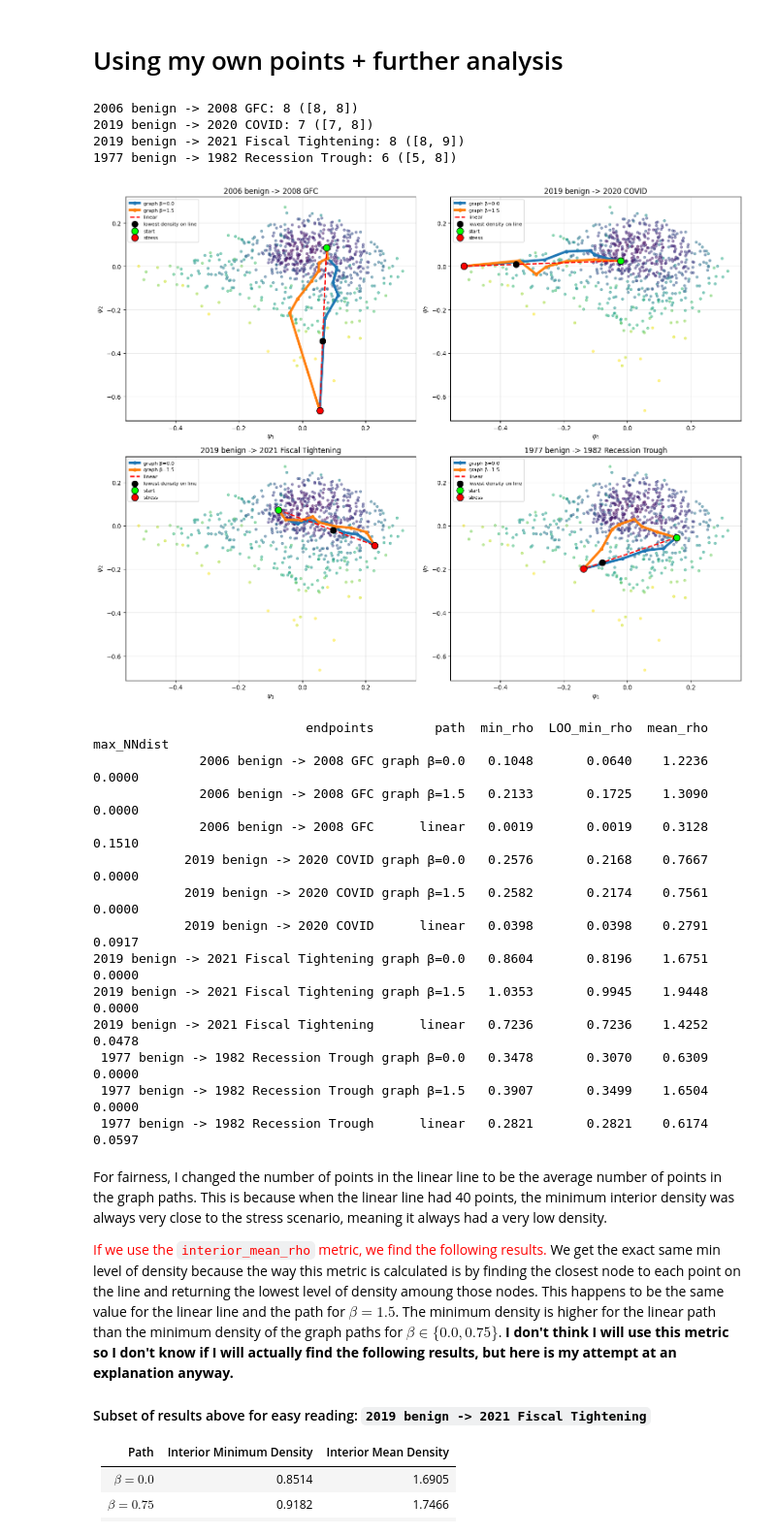
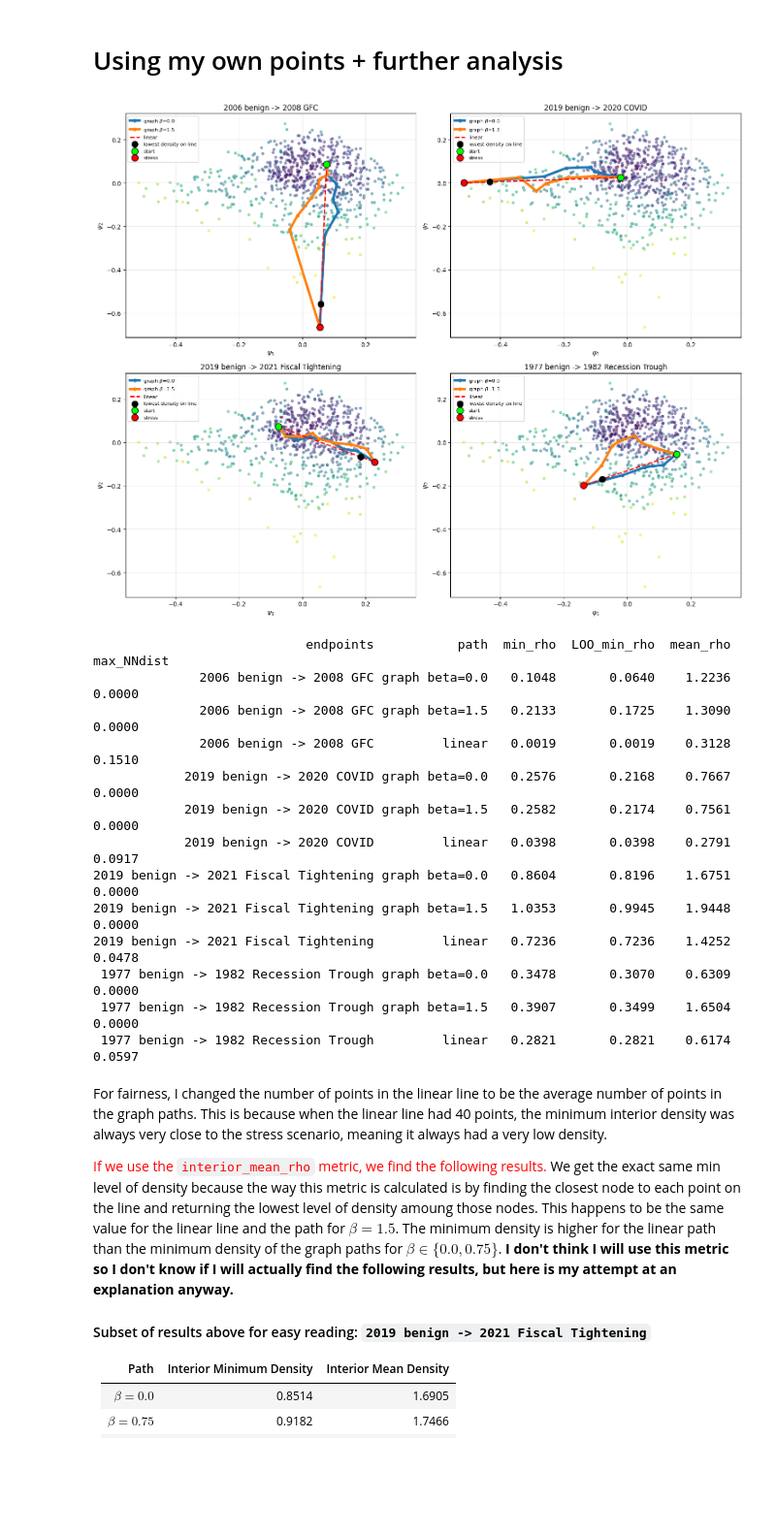
Before and after one commit to adamfowliee/JDKF_Starter, a Jupyter notebook: dissertation_brief/brief_phase3.ipynb, the cells around one changed output. Shown at 97% size. Saved outputs shown, nothing was run; the diff lists cells and outputs as text; code cells hidden in the pictures; blank space fills up the shorter version.

```diff
--- a/dissertation_brief/brief_phase3.ipynb
+++ b/dissertation_brief/brief_phase3.ipynb
@@ -422,18 +574,14 @@ for col_idx, (name, (s, e)) in enumerate(pairs.items(), start=1):
                                              legendgroup=name, showlegend=(col_idx == 1)), row=1, col=col_idx)
 
     lin = np.linspace(Psi[s], Psi[e], 40)
-    lmin, lmean, llmin, llmean, lnn, nn_idx, lin_idx = lin_interior_min_mean(s, e, h, scale)
+    rho_min, rho_mean, idx_min, nn_dist = lin_interior_min_mean(s, e, h_dens, scale)
 
     fig.add_trace(go.Scatter3d(x=lin[:, 0], y=lin[:, 1], z=lin[:, 2],
                                mode='lines', line=dict(color='red', width=4, dash='dash'),
                                name='Linear Path', legendgroup=name, showlegend=(col_idx == 1)),
                                row=1, col=col_idx)
 
-    fig.add_trace(go.Scatter3d(x=[lin[nn_idx+1, 0]], y=[lin[nn_idx+1, 1]], z=[lin[nn_idx+1, 2]],
-                                mode='markers', marker=dict(size=8, color='blue'), name='Lowest density near line',
-                                legendgroup=name, showlegend=(col_idx == 1)), row=1, col=col_idx)
-
-    fig.add_trace(go.Scatter3d(x=[lin[lin_idx+1, 0]], y=[lin[lin_idx+1, 1]], z=[lin[lin_idx+1, 2]], mode='markers',
+    fig.add_trace(go.Scatter3d(x=[lin[idx_min+1, 0]], y=[lin[idx_min+1, 1]], z=[lin[idx_min+1, 2]], mode='markers',
                                marker=dict(size=8, color='black'), name='Lowest density on line', legendgroup=name,
                                showlegend=(col_idx == 1)), row=1, col=col_idx)
 
@@ -487,6 +635,7 @@ def loo_graph_density(indices, Psi, h, scale):
         rho_out[p] = rho_i[0]; V_out[p] = V_i[0]
     return rho_out, V_out
 
+h_dens, med_Dsq, (rho, V, scale) = density_and_bandwidth(Psi)
 endpoint_pairs = {"2006 benign -> 2008 GFC": ("2006-03-01", "2008-10-01"), "2019 benign -> 2020 COVID": ("2019-07-01", "2020-04-01"),
                   "2019 benign -> 2021 Fiscal Tightening": ("2019-04-01", "2022-04-01"), "1977 benign -> 1982 Recession Trough": ("1977-01-01", "1982-07-01")}
 pairs = {name: (dates.get_loc(pair[0]), dates.get_loc(pair[1])) for name, pair in endpoint_pairs.items()}
@@ -503,54 +652,50 @@ for ax, (name, (s, e)) in zip(axes.flatten(), pairs.items()):
     for beta in betas:
         p = graph_path(A_dist_sym, beta, V, s, e)
         P = Psi[p]; path_lengths.append(len(P))
-        loo_rho, loo_V = loo_graph_density(p, Psi, h, scale)
+        loo_rho, loo_V = loo_graph_density(p, Psi, h_dens, scale)
         interior = p[1:-1] if len(p) > 2 else p
         summary.append((name, f"graph beta={beta}", rho[interior].min(), loo_rho[1:-1].min(), rho[interior].mean(), nn_dist_to_cloud(P).max()))
         ax.plot(P[:,0], P[:,1], marker="o", ms=5, label=rf"graph $\beta$={beta}", linewidth=4)
 
 
     n_grid = int(np.mean(path_lengths))
     lin = np.linspace(Psi[s], Psi[e], n_grid)
     rho_min, rho_mean, idx_min, nn_dist = lin_interior_min_mean(s, e, h_dens, scale, n=n_grid)
     summary.append((name, "linear", rho_min, rho_min, rho_mean, nn_dist))
 
 
     ax.plot(lin[:,0], lin[:,1], "r--", lw=2, label="linear")
-    ax.scatter(*lin[lin_idx+1, :2], c="k", s=100, zorder=5, label="lowest density on line")
+    ax.scatter(*lin[idx_min+1, :2], c="k", s=100, zorder=5, label="lowest density on line")
 
     ax.scatter(*Psi[s,:2], c="lime", s=120, ec="k", zorder=5, label="start")
     ax.scatter(*Psi[e,:2], c="red", s=120, ec="k", zorder=5, label="stress")
 
     ax.set_title(name)
     ax.set_xlabel(r"$\psi_1$")
     ax.set_ylabel(r"$\psi_2$")
     ax.legend(fontsize=8)
     ax.grid(alpha=.3)
 
 plt.tight_layout()
 plt.show()
 
 res = pd.DataFrame(summary, columns=["endpoints","path","min_rho", "LOO_min_rho", "mean_rho", "max_NNdist"])
 print(res.round(4).to_string(index=False))
 # %% [output]
+[figure, new version]
-2006 benign -> 2008 GFC: 8 ([8, 8])
-2019 benign -> 2020 COVID: 7 ([7, 8])
-2019 benign -> 2021 Fiscal Tightening: 8 ([8, 9])
-1977 benign -> 1982 Recession Trough: 6 ([5, 8])
+                            endpoints           path  min_rho  LOO_min_rho  mean_rho  max_NNdist
+              2006 benign -> 2008 GFC graph beta=0.0   0.1048       0.0640    1.2236      0.0000
+              2006 benign -> 2008 GFC graph beta=1.5   0.2133       0.1725    1.3090      0.0000
+              2006 benign -> 2008 GFC         linear   0.0019       0.0019    0.3128      0.1510
+            2019 benign -> 2020 COVID graph beta=0.0   0.2576       0.2168    0.7667      0.0000
+            2019 benign -> 2020 COVID graph beta=1.5   0.2582       0.2174    0.7561      0.0000
+            2019 benign -> 2020 COVID         linear   0.0398       0.0398    0.2791      0.0917
+2019 benign -> 2021 Fiscal Tightening graph beta=0.0   0.8604       0.8196    1.6751      0.0000
+2019 benign -> 2021 Fiscal Tightening graph beta=1.5   1.0353       0.9945    1.9448      0.0000
+2019 benign -> 2021 Fiscal Tightening         linear   0.7236       0.7236    1.4252      0.0478
+ 1977 benign -> 1982 Recession Trough graph beta=0.0   0.3478       0.3070    0.6309      0.0000
+ 1977 benign -> 1982 Recession Trough graph beta=1.5   0.3907       0.3499    1.6504      0.0000
+ 1977 benign -> 1982 Recession Trough         linear   0.2821       0.2821    0.6174      0.0597
-[figure, old version]
-                            endpoints        path  min_rho  LOO_min_rho  mean_rho  max_NNdist
-              2006 benign -> 2008 GFC graph β=0.0   0.1048       0.0640    1.2236      0.0000
-              2006 benign -> 2008 GFC graph β=1.5   0.2133       0.1725    1.3090      0.0000
-              2006 benign -> 2008 GFC      linear   0.0019       0.0019    0.3128      0.1510
-            2019 benign -> 2020 COVID graph β=0.0   0.2576       0.2168    0.7667      0.0000
-            2019 benign -> 2020 COVID graph β=1.5   0.2582       0.2174    0.7561      0.0000
-            2019 benign -> 2020 COVID      linear   0.0398       0.0398    0.2791      0.0917
-2019 benign -> 2021 Fiscal Tightening graph β=0.0   0.8604       0.8196    1.6751      0.0000
-2019 benign -> 2021 Fiscal Tightening graph β=1.5   1.0353       0.9945    1.9448      0.0000
-2019 benign -> 2021 Fiscal Tightening      linear   0.7236       0.7236    1.4252      0.0478
- 1977 benign -> 1982 Recession Trough graph β=0.0   0.3478       0.3070    0.6309      0.0000
- 1977 benign -> 1982 Recession Trough graph β=1.5   0.3907       0.3499    1.6504      0.0000
- 1977 benign -> 1982 Recession Trough      linear   0.2821       0.2821    0.6174      0.0597
 # %% [markdown]
 For fairness, I changed the number of points in the linear line to be the average number of points in the graph paths. This is because when the linear line had 40 points, the minimum interior density was always very close to the stress scenario, meaning it always had a very low density.
 
```
Also changed, not shown: parts of 19 cells of this notebook, 24 other files.
